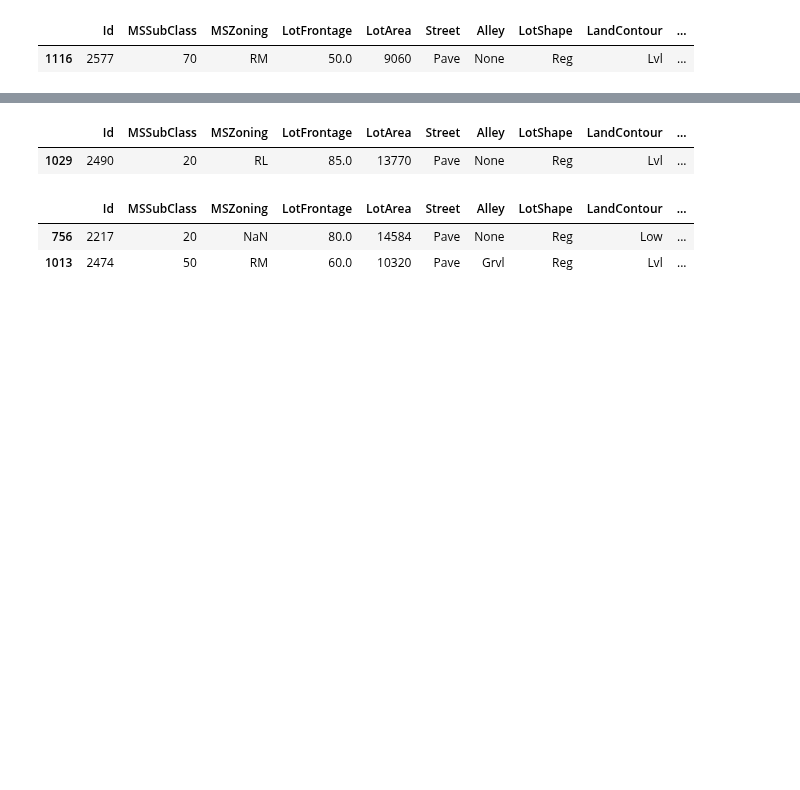
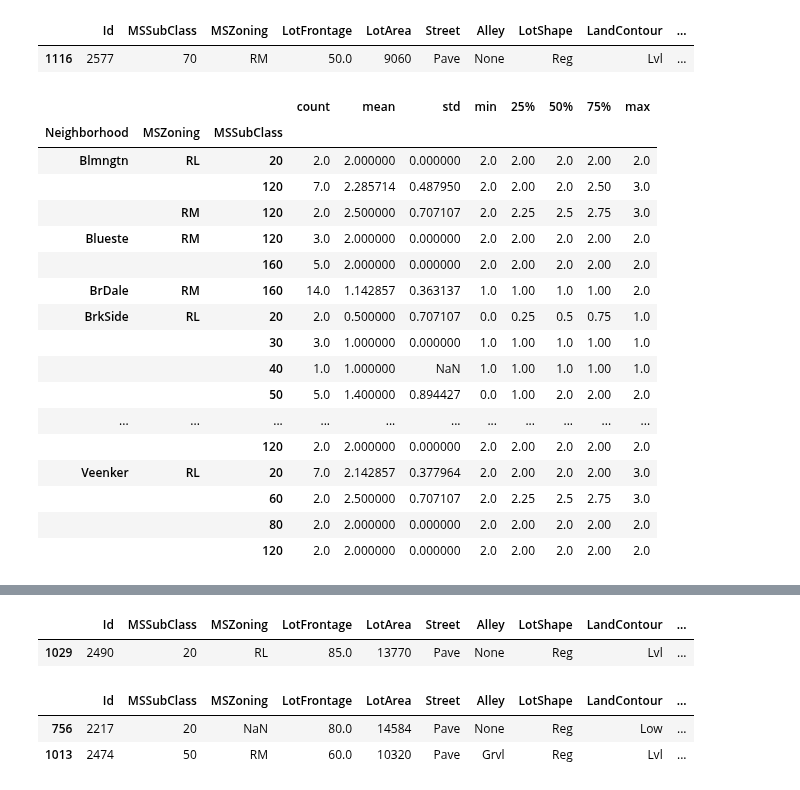
Before and after one commit to antirrabia/Data-Mining, a Jupyter notebook: notebooks/HousePrice(DataCleansing).ipynb, the cells around one changed output, grey strips where cells are left out. Drawn from its saved outputs; the diff is of its cells as text; code cells hidden in the pictures; blank space fills up the shorter version.

```diff
--- a/notebooks/HousePrice(DataCleansing).ipynb
+++ b/notebooks/HousePrice(DataCleansing).ipynb
@@ -188,0 +193,4 @@ te_d['MasVnrArea'] = tr_d['MasVnrArea'].fillna(0)
+# %%
+# Taking a look at the rows that MasVnrArea is nan
+pd.set_option('display.max_columns', None)
+tr_d[ tr_d['MasVnrArea'].isna()]
@@ -189,3 +229,11 @@ te_d['MasVnrArea'] = tr_d['MasVnrArea'].fillna(0)
+# %%
+# filling nan with the Neighborhood's mean
+# beacuse it vary among Neighborhoods
+tr_d['MasVnrArea'] = ( tr_d.groupby('Neighborhood')['MasVnrArea']
+                       .transform( lambda x: x.fillna( x.mean() )) )
+
+te_d['MasVnrArea'] = ( te_d.groupby('Neighborhood')['MasVnrArea']
+                       .transform( lambda x: x.fillna( x.mean() )) )
 # %%
 # Updating missing values
 tr_m = set( tr_d.columns[ tr_d.isna().sum() > 0])
@@ -239,3 +271,10 @@ tr_d[ tr_d['Electrical'].isna() ]
 # %% [output]
 |  | Id | MSSubClass | MSZoning | LotFrontage | LotArea | Street | Alley | LotShape | LandContour | ... |
 | 1379 | 1380 | 80 | RL | 73.0 | 9735 | Pave | None | Reg | Lvl | ... |
+# %%
+pd.set_option('display.max_columns', None)
+pd.set_option('display.max_rows', None)
+
+# Taking a look at all houses to see if there is any
+# feature that tells you something
+tr_d[ tr_d['Neighborhood'].isin(['Timber']) ]
@@ -345,5 +446,33 @@ te_d[ te_d['KitchenQual'].isna() ]
+# %%
+# the query above gives the same result for 'Exterior1st' and 'Exterior2nd'
+# Neighborhood MSZoning MSSubClass
+# Edwards       RL        30        = Wd Sdng
+
+# Base on the query above nan= Wd Sdng
+te_d[['Exterior1st', 'Exterior2nd']] = te_d[['Exterior1st', 'Exterior2nd']].fillna('Wd Sdng')
 # %%
 te_d[ te_d['GarageArea'].isna() | te_d['GarageCars'].isna() ]
 # %% [output]
 |  | Id | MSSubClass | MSZoning | LotFrontage | LotArea | Street | Alley | LotShape | LandContour | ... |
 | 1116 | 2577 | 70 | RM | 50.0 | 9060 | Pave | None | Reg | Lvl | ... |
+# %%
+te_d.groupby(['Neighborhood','MSZoning', 'MSSubClass'])['GarageCars'].describe()
+# %% [output]
+|  |  |  | count | mean | std | min | 25% | 50% | 75% | max |
+| Neighborhood | MSZoning | MSSubClass |  |  |  |  |  |  |  |  |
+| Blmngtn | RL | 20 | 2.0 | 2.000000 | 0.000000 | 2.0 | 2.00 | 2.0 | 2.00 | 2.0 |
+|  |  | 120 | 7.0 | 2.285714 | 0.487950 | 2.0 | 2.00 | 2.0 | 2.50 | 3.0 |
+|  | RM | 120 | 2.0 | 2.500000 | 0.707107 | 2.0 | 2.25 | 2.5 | 2.75 | 3.0 |
+| Blueste | RM | 120 | 3.0 | 2.000000 | 0.000000 | 2.0 | 2.00 | 2.0 | 2.00 | 2.0 |
+|  |  | 160 | 5.0 | 2.000000 | 0.000000 | 2.0 | 2.00 | 2.0 | 2.00 | 2.0 |
+| BrDale | RM | 160 | 14.0 | 1.142857 | 0.363137 | 1.0 | 1.00 | 1.0 | 1.00 | 2.0 |
+| BrkSide | RL | 20 | 2.0 | 0.500000 | 0.707107 | 0.0 | 0.25 | 0.5 | 0.75 | 1.0 |
+|  |  | 30 | 3.0 | 1.000000 | 0.000000 | 1.0 | 1.00 | 1.0 | 1.00 | 1.0 |
+|  |  | 40 | 1.0 | 1.000000 | NaN | 1.0 | 1.00 | 1.0 | 1.00 | 1.0 |
+|  |  | 50 | 5.0 | 1.400000 | 0.894427 | 0.0 | 1.00 | 2.0 | 2.00 | 2.0 |
+| ... | ... | ... | ... | ... | ... | ... | ... | ... | ... | ... |
+|  |  | 120 | 2.0 | 2.000000 | 0.000000 | 2.0 | 2.00 | 2.0 | 2.00 | 2.0 |
+| Veenker | RL | 20 | 7.0 | 2.142857 | 0.377964 | 2.0 | 2.00 | 2.0 | 2.00 | 3.0 |
+|  |  | 60 | 2.0 | 2.500000 | 0.707107 | 2.0 | 2.25 | 2.5 | 2.75 | 3.0 |
+|  |  | 80 | 2.0 | 2.000000 | 0.000000 | 2.0 | 2.00 | 2.0 | 2.00 | 2.0 |
+|  |  | 120 | 2.0 | 2.000000 | 0.000000 | 2.0 | 2.00 | 2.0 | 2.00 | 2.0 |
```
Also changed, not shown: parts of 28 cells of this notebook.
